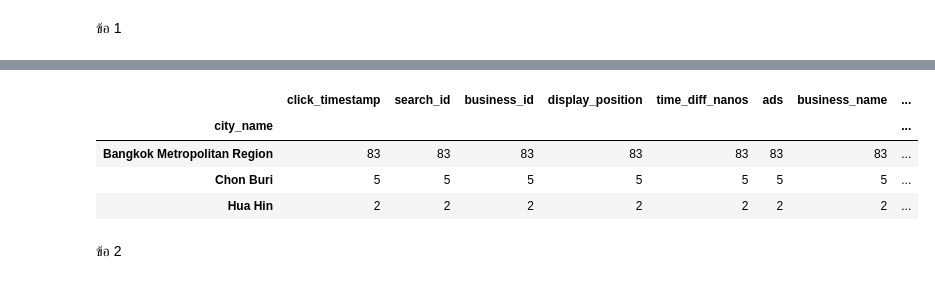
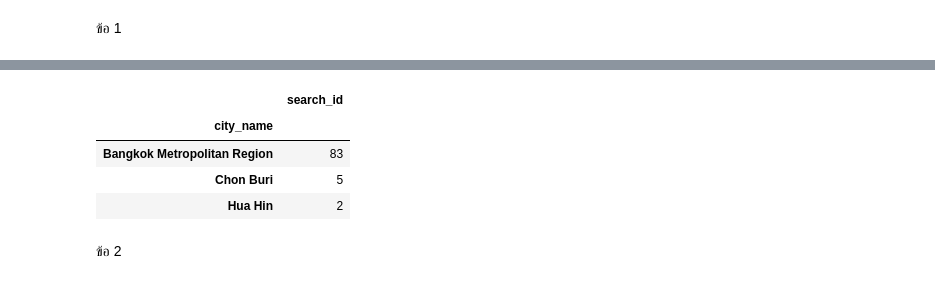
Before and after one commit to SupidchayaTangkidwanich/DWDM21, a Jupyter notebook: Data_Preprocessing(Chapter_3).ipynb, the cells around one changed output, grey strips where cells are left out. Saved outputs shown, nothing was run; the diff lists cells and outputs as text; code cells hidden in the pictures.

```diff
--- a/Data_Preprocessing(Chapter_3).ipynb
+++ b/Data_Preprocessing(Chapter_3).ipynb
@@ -1495,14 +1495,14 @@ search3
 | สงขลา | 1 | 1 | 1 | 1 | 1 | 1 | 1 | ... |
 | เขาใหญ่ | 1 | 1 | 1 | 1 | 1 | 1 | 1 | ... |
 # %%
-search3_cut = search3.iloc[:3,:]
+search3_cut = search3.iloc[:3,1:2]
 search3_cut
 # %% [output]
-|  | click_timestamp | search_id | business_id | display_position | time_diff_nanos | ads | business_name | ... |
-| city_name |  |  |  |  |  |  |  | ... |
-| Bangkok Metropolitan Region | 83 | 83 | 83 | 83 | 83 | 83 | 83 | ... |
-| Chon Buri | 5 | 5 | 5 | 5 | 5 | 5 | 5 | ... |
-| Hua Hin | 2 | 2 | 2 | 2 | 2 | 2 | 2 | ... |
+|  | search_id |
+| city_name |  |
+| Bangkok Metropolitan Region | 83 |
+| Chon Buri | 5 |
+| Hua Hin | 2 |
 # %% [markdown]
 ข้อ 2
 # %%
```
Also changed, not shown: parts of 14 cells of this notebook.
